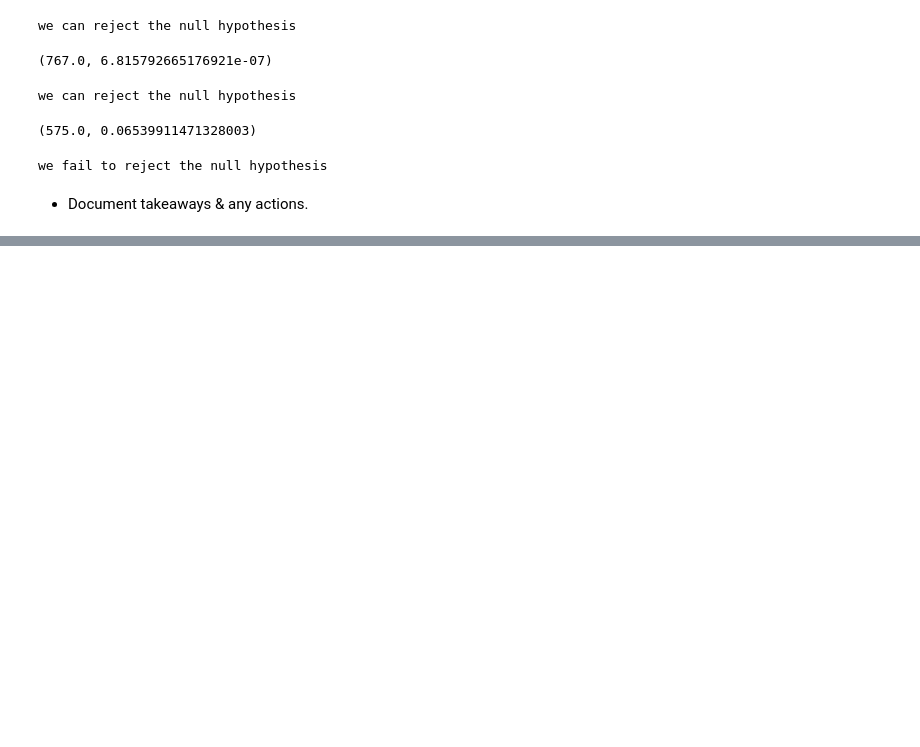
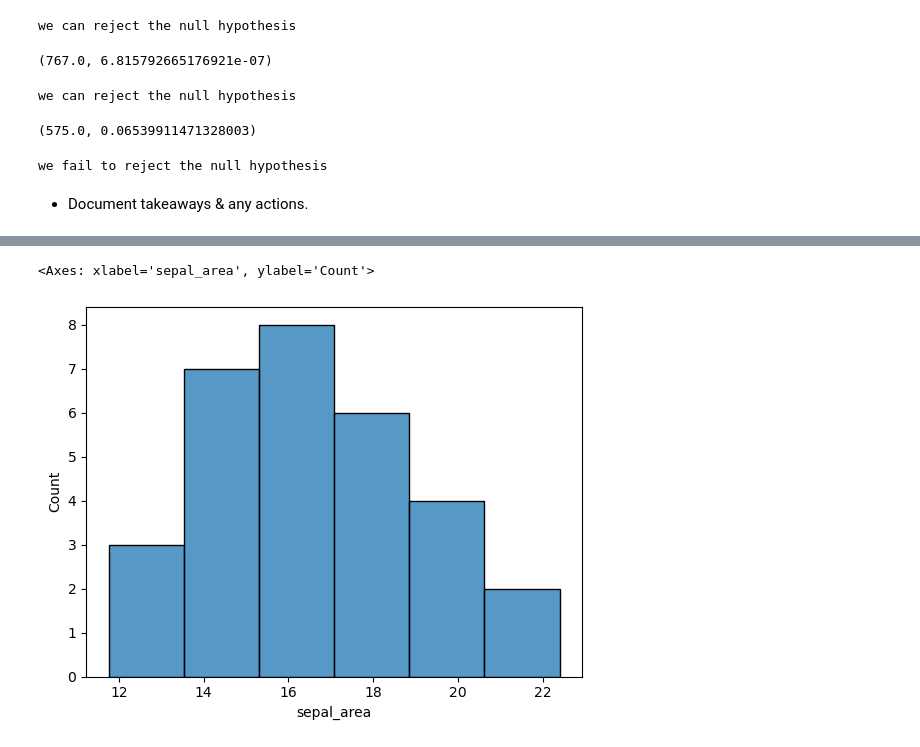
Before and after one commit to Joshua-Click/classification-exercises, a Jupyter notebook: classification_exercises.ipynb, the cells around one changed output, grey strips where cells are left out. Cells and saved outputs as stored; diff of their text form; code cells hidden in the pictures; blank space fills up the shorter version.

```diff
--- a/classification_exercises.ipynb
+++ b/classification_exercises.ipynb
@@ -1064,0 +1078,3 @@ we fail to reject the null hypothesis
+# %%
+train['sepal_area'] = train.sepal_length * train.sepal_width
+train['petal_area'] = train.petal_length * train.petal_width
@@ -1064,0 +1090,8 @@ we fail to reject the null hypothesis
+# %%
+vir_sa_data = train[train.species == 'versicolor']['sepal_area']
+set_sa_data = train[train.species == 'setosa']['sepal_area']
+# %%
+sns.histplot(vir_sa_data)
+# %% [output]
+<Axes: xlabel='sepal_area', ylabel='Count'>
+[figure, added]
```
Also changed, not shown: parts of 56 cells of this notebook, 1 other file.
